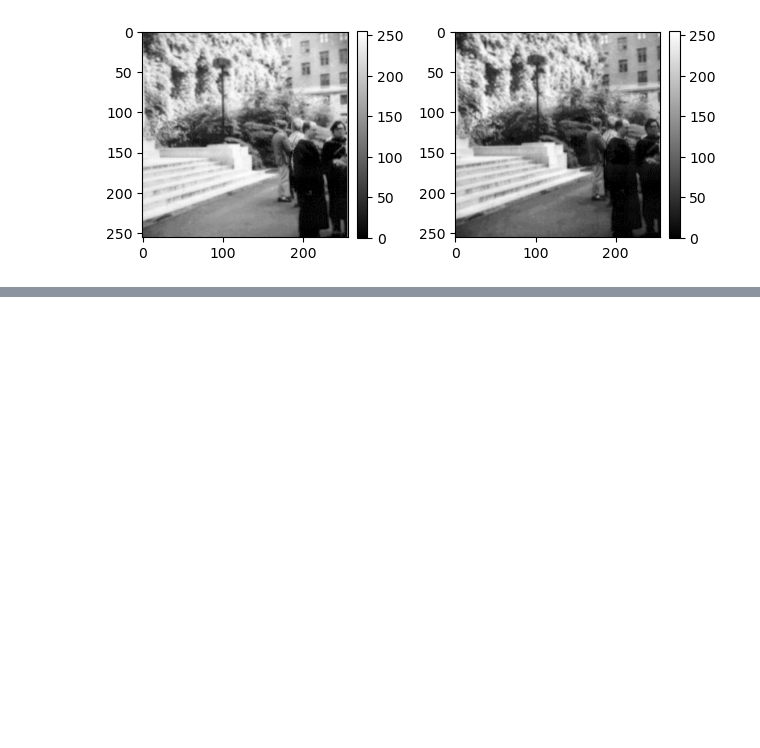
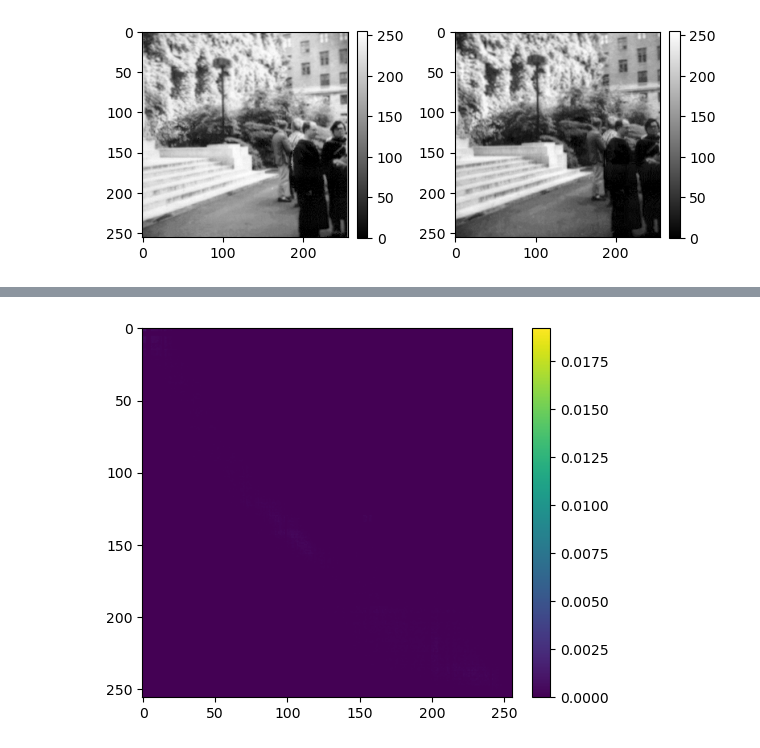
Before and after one commit to kerseviciute/how-does-vision-work, a Jupyter notebook: homework-2.ipynb, the cells around one changed output, grey strips where cells are left out. Cells and saved outputs as stored; diff of their text form; code cells hidden in the pictures; blank space fills up the shorter version.

```diff
--- a/homework-2.ipynb
+++ b/homework-2.ipynb
@@ -61,0 +108,17 @@ plot_left_and_right(left, right)
+# %%
+def joint_probability(x, y, min_val = 0, max_val = 255):
+    counts = np.zeros(shape = (max_val - min_val + 1, max_val - min_val + 1))
+
+    for i in range(0, max_val + 1):
+        for j in range(0, max_val + 1):
+            counts[i, j] = np.sum(np.logical_and(x == i, y == j))
+
+    return counts / np.size(x)
+# %%
+probs = joint_probability(left, right)
+# %%
+plt.imshow(probs)
+plt.colorbar(fraction = 0.046, pad = 0.04)
+plt.show()
+# %% [output]
+[figure, added]
```
Also changed, not shown: parts of 9 cells of this notebook.
